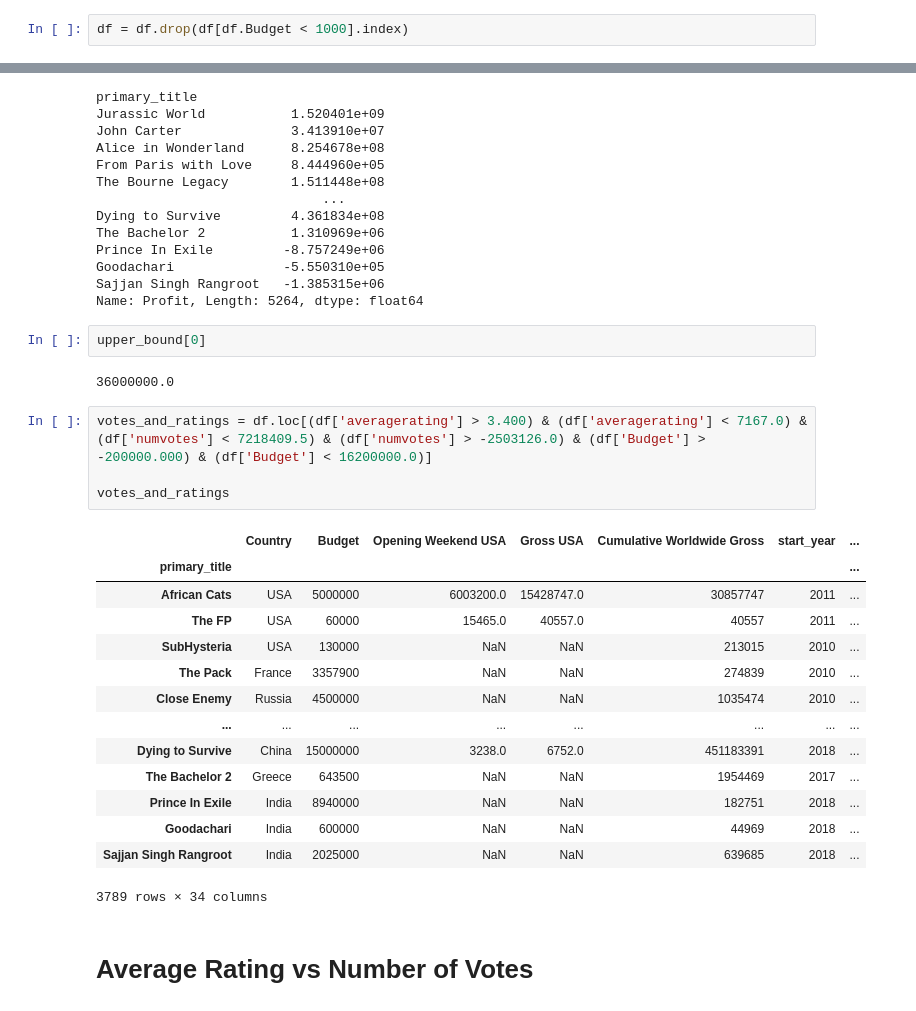
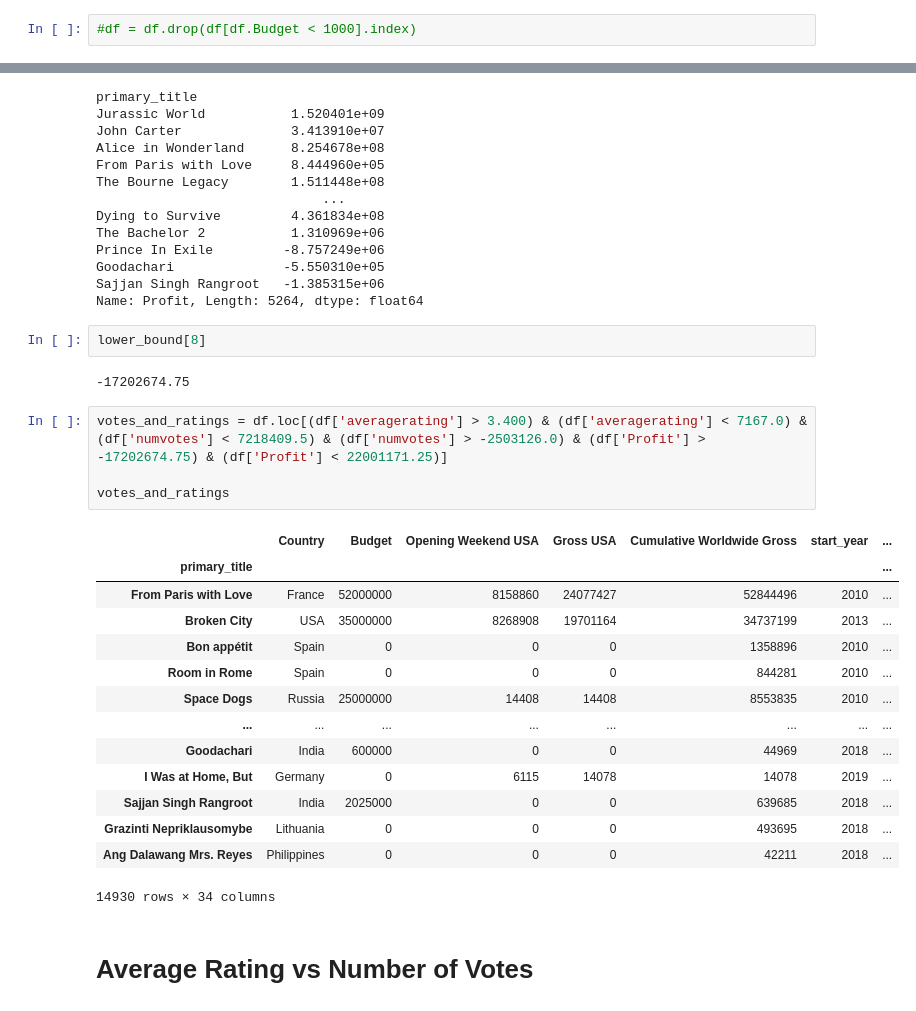
Before and after one commit to davidlebruce/movie_industry_project, a Jupyter notebook: movie_data_visualizations.ipynb, the cells around one changed output, grey strips where cells are left out. Drawn from its saved outputs; the diff is of its cells as text.

```diff
--- a/movie_data_visualizations.ipynb
+++ b/movie_data_visualizations.ipynb
@@ -11,7 +11,7 @@ df.shape
 # %% [markdown]
 # Drop rows with Budgets < 1000
 # %%
-df = df.drop(df[df.Budget < 1000].index)
+#df = df.drop(df[df.Budget < 1000].index)
 # %% [markdown]
 # Detecting Outliers
 # %% [markdown]
@@ -132,29 +151,29 @@ Prince In Exile         -8.757249e+06
 Goodachari              -5.550310e+05
 Sajjan Singh Rangroot   -1.385315e+06
 Name: Profit, Length: 5264, dtype: float64
-# %%
-upper_bound[0]
-# %% [output]
-36000000.0
+# %%
+lower_bound[8]
+# %% [output]
+-17202674.75
 # %%
-votes_and_ratings = df.loc[(df['averagerating'] > 3.400) & (df['averagerating'] < 7167.0) & (df['numvotes'] < 7218409.5) & (df['numvotes'] > -2503126.0) & (df['Budget'] > -200000.000) & (df['Budget'] < 16200000.0)]
+votes_and_ratings = df.loc[(df['averagerating'] > 3.400) & (df['averagerating'] < 7167.0) & (df['numvotes'] < 7218409.5) & (df['numvotes'] > -2503126.0) & (df['Profit'] > -17202674.75) & (df['Profit'] < 22001171.25)]
 
 votes_and_ratings
 # %% [output]
 |  | Country | Budget | Opening Weekend USA | Gross USA | Cumulative Worldwide Gross | start_year | ... |
 | primary_title |  |  |  |  |  |  | ... |
-| African Cats | USA | 5000000 | 6003200.0 | 15428747.0 | 30857747 | 2011 | ... |
-| The FP | USA | 60000 | 15465.0 | 40557.0 | 40557 | 2011 | ... |
-| SubHysteria | USA | 130000 | NaN | NaN | 213015 | 2010 | ... |
-| The Pack | France | 3357900 | NaN | NaN | 274839 | 2010 | ... |
-| Close Enemy | Russia | 4500000 | NaN | NaN | 1035474 | 2010 | ... |
+| From Paris with Love | France | 52000000 | 8158860 | 24077427 | 52844496 | 2010 | ... |
+| Broken City | USA | 35000000 | 8268908 | 19701164 | 34737199 | 2013 | ... |
+| Bon appétit | Spain | 0 | 0 | 0 | 1358896 | 2010 | ... |
+| Room in Rome | Spain | 0 | 0 | 0 | 844281 | 2010 | ... |
+| Space Dogs | Russia | 25000000 | 14408 | 14408 | 8553835 | 2010 | ... |
 | ... | ... | ... | ... | ... | ... | ... | ... |
-| Dying to Survive | China | 15000000 | 3238.0 | 6752.0 | 451183391 | 2018 | ... |
-| The Bachelor 2 | Greece | 643500 | NaN | NaN | 1954469 | 2017 | ... |
-| Prince In Exile | India | 8940000 | NaN | NaN | 182751 | 2018 | ... |
-| Goodachari | India | 600000 | NaN | NaN | 44969 | 2018 | ... |
-| Sajjan Singh Rangroot | India | 2025000 | NaN | NaN | 639685 | 2018 | ... |
+| Goodachari | India | 600000 | 0 | 0 | 44969 | 2018 | ... |
+| I Was at Home, But | Germany | 0 | 6115 | 14078 | 14078 | 2019 | ... |
+| Sajjan Singh Rangroot | India | 2025000 | 0 | 0 | 639685 | 2018 | ... |
+| Grazinti Nepriklausomybe | Lithuania | 0 | 0 | 0 | 493695 | 2018 | ... |
+| Ang Dalawang Mrs. Reyes | Philippines | 0 | 0 | 0 | 42211 | 2018 | ... |
-3789 rows × 34 columns
+14930 rows × 34 columns
 # %% [markdown]
 # Average Rating vs Number of Votes
 # %%
```
Also changed, not shown: parts of 14 cells of this notebook.
